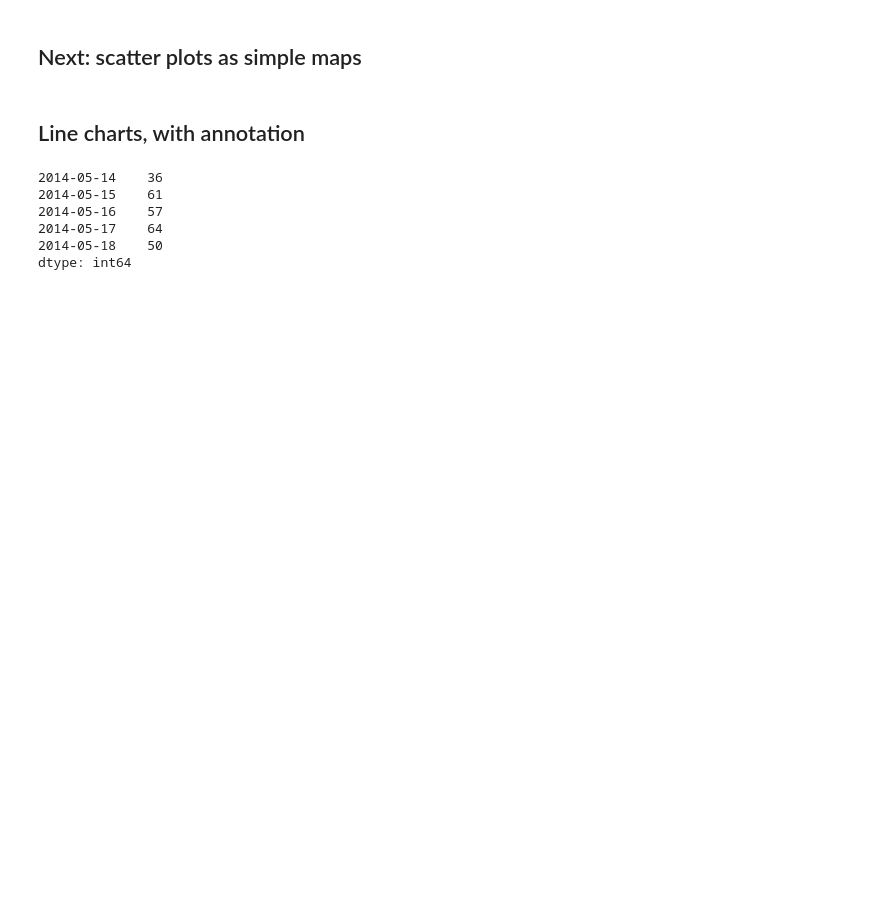
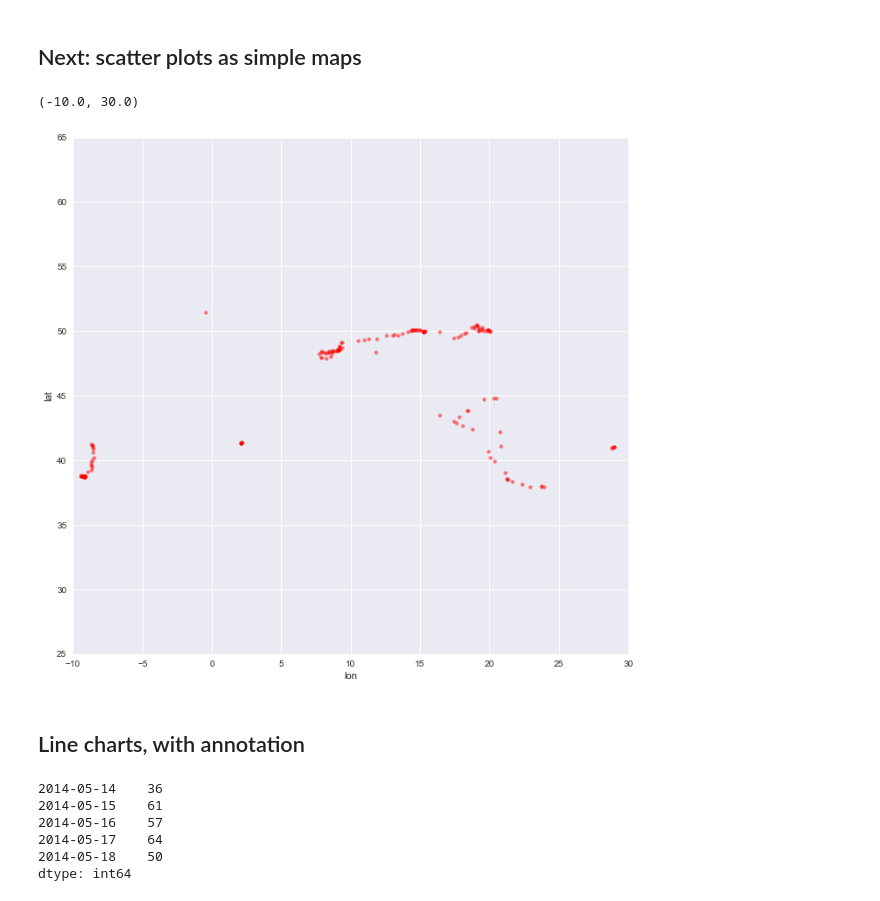
Before and after one commit to qszhao/PTUA2023, a Jupyter notebook: Lab06/Lab06_Visualization.ipynb, the cells around one changed output. Saved outputs shown, nothing was run; the diff lists cells and outputs as text; code cells hidden in the pictures; blank space fills up the shorter version.

```diff
--- a/Lab06/Lab06_Visualization.ipynb
+++ b/Lab06/Lab06_Visualization.ipynb
@@ -56,7 +76,14 @@ Now you try: re-create the plot above, but make the bars orange with maroon edge
 # %%
 # Q3: Draw a scatter plot the longitude and latitude data, with matplotlib and seaborn defaults.
 # You can use the rs dataframe.
 # Please style the chart to make it look nicer with good size and alpha settings.
+plt.style.use('seaborn-bright')
+q3plot = rs.plot.scatter(x='lon', y='lat', alpha=.5, s=15, color='r', figsize=(10,10))
+q3plot.set_ylim(25,65)
+q3plot.set_xlim(-10,30)
+# %% [output]
+(-10.0, 30.0)
+[figure, added]
 # %% [markdown]
 ## Line charts, with annotation
 # %%
```
Also changed, not shown: parts of 7 cells of this notebook.
